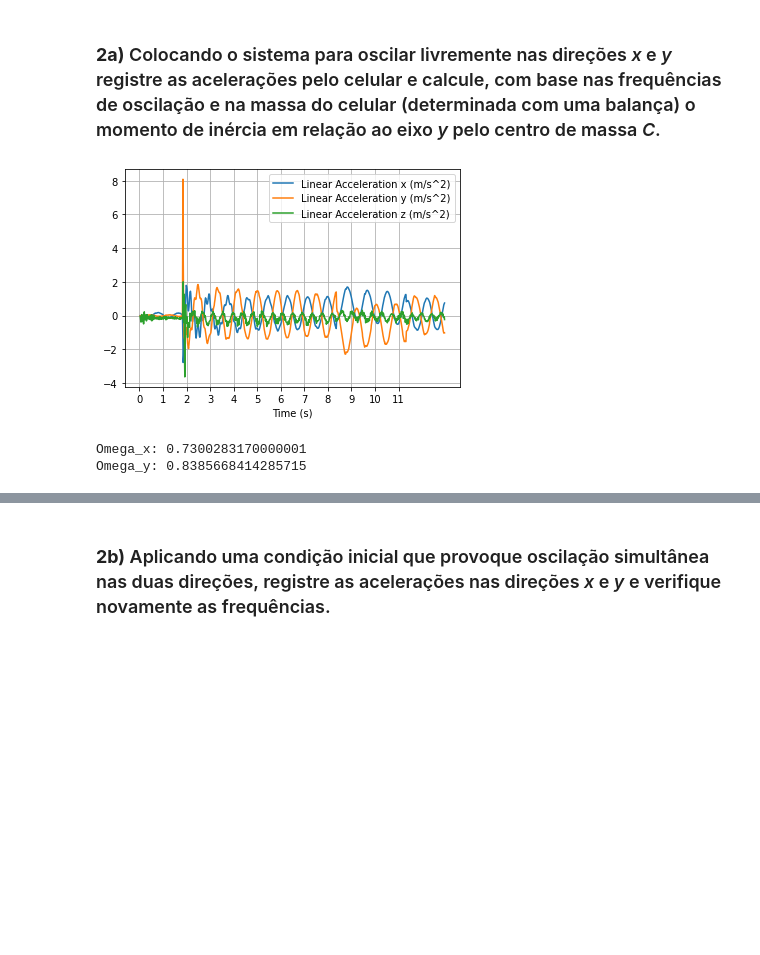
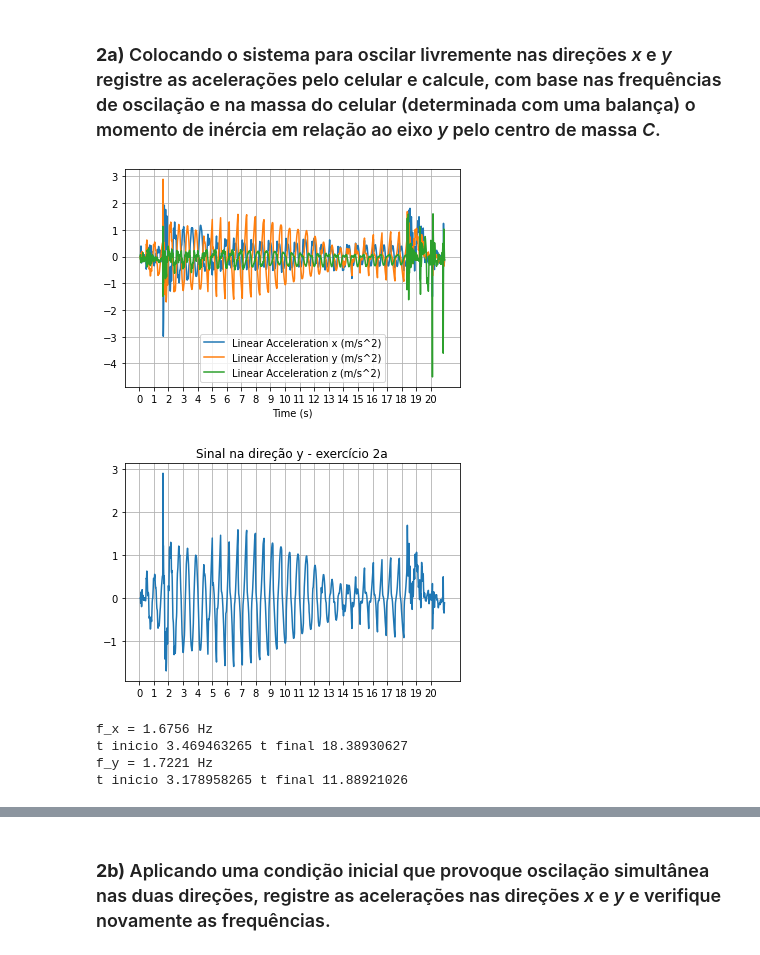
Before and after one commit to henrique-martinez/PME3403, a Jupyter notebook: lab2/lab_2.ipynb, the cells around one changed output, grey strips where cells are left out. Saved outputs shown, nothing was run; the diff lists cells and outputs as text; code cells hidden in the pictures; blank space fills up the shorter version.

```diff
--- a/lab2/lab_2.ipynb
+++ b/lab2/lab_2.ipynb
@@ -63,8 +62,8 @@ from scipy.signal import hann, flattop, boxcar
 # %%
-df = pd.read_csv("lab2q2a1-conjunto.csv")
+df = pd.read_csv("lab2q2a1-combinado-v2.csv")
 
 df.plot(x="Time (s)", y=["Linear Acceleration x (m/s^2)","Linear Acceleration y (m/s^2)","Linear Acceleration z (m/s^2)"], kind="line")
-plt.xticks(range(0, 12, 1))
+plt.xticks(range(0, 21, 1))
 plt.grid()
 plt.show()
 
@@ -72,45 +71,56 @@ t = df['Time (s)'].to_list()
 x = df['Linear Acceleration x (m/s^2)'].to_list()
 y = df['Linear Acceleration y (m/s^2)'].to_list()
 
-t_inicial = 2.3
+plt.plot(t, y)
+plt.xticks(range(0, 21, 1))
+plt.title("Sinal na direção y - exercício 2a")
+plt.grid()
+plt.show()
+
+t_inicial = 3
 t_1 = 0
 t_n = 0
-N_repeticoes = 7
+N_repeticoes = 25
 n_passagens = 0
 
 for i in range(len(t)-10):
     if t[i] > t_inicial:
         if x[i]>= 0 and x[i-1]<0 :
             if n_passagens == 0 :
                 t_1 = t[i]
             if n_passagens == N_repeticoes :
                 t_n = t[i]
             n_passagens += 1
 
-print("Omega_x:", (t_n-t_1)/N_repeticoes)
+print(f"f_x = %.4f Hz" %(N_repeticoes/(t_n-t_1)))
+print("t inicio", t_1, "t final", t_n)
 
-t_inicial = 2.1
+t_inicial = 3
 t_1 = 0
 t_n = 0
-N_repeticoes = 7
+N_repeticoes = 15
 n_passagens = 0
 
 
-for i in range(len(t)-10):
+for i in range(len(t)-50):
     if t[i] > t_inicial:
         if y[i]>= 0 and y[i-1]<0 :
             if n_passagens == 0 :
                 t_1 = t[i]
             if n_passagens == N_repeticoes :
                 t_n = t[i]
             n_passagens += 1
 
 
-print("Omega_y:", (t_n-t_1)/N_repeticoes)
+print(f"f_y = %.4f Hz" %(N_repeticoes/(t_n-t_1)))
+print("t inicio", t_1, "t final", t_n)
 # %% [output]
-[figure, old version]
+[figure, new version]
+[figure, added]
-Omega_x: 0.7300283170000001
-Omega_y: 0.8385668414285715
+f_x = 1.6756 Hz
+t inicio 3.469463265 t final 18.38930627
+f_y = 1.7221 Hz
+t inicio 3.178958265 t final 11.88921026
 # %% [markdown]
 Calculando o momento de inércia $J_{Cyy}$
 
```
Also changed, not shown: parts of 28 cells of this notebook, 8 other files.
